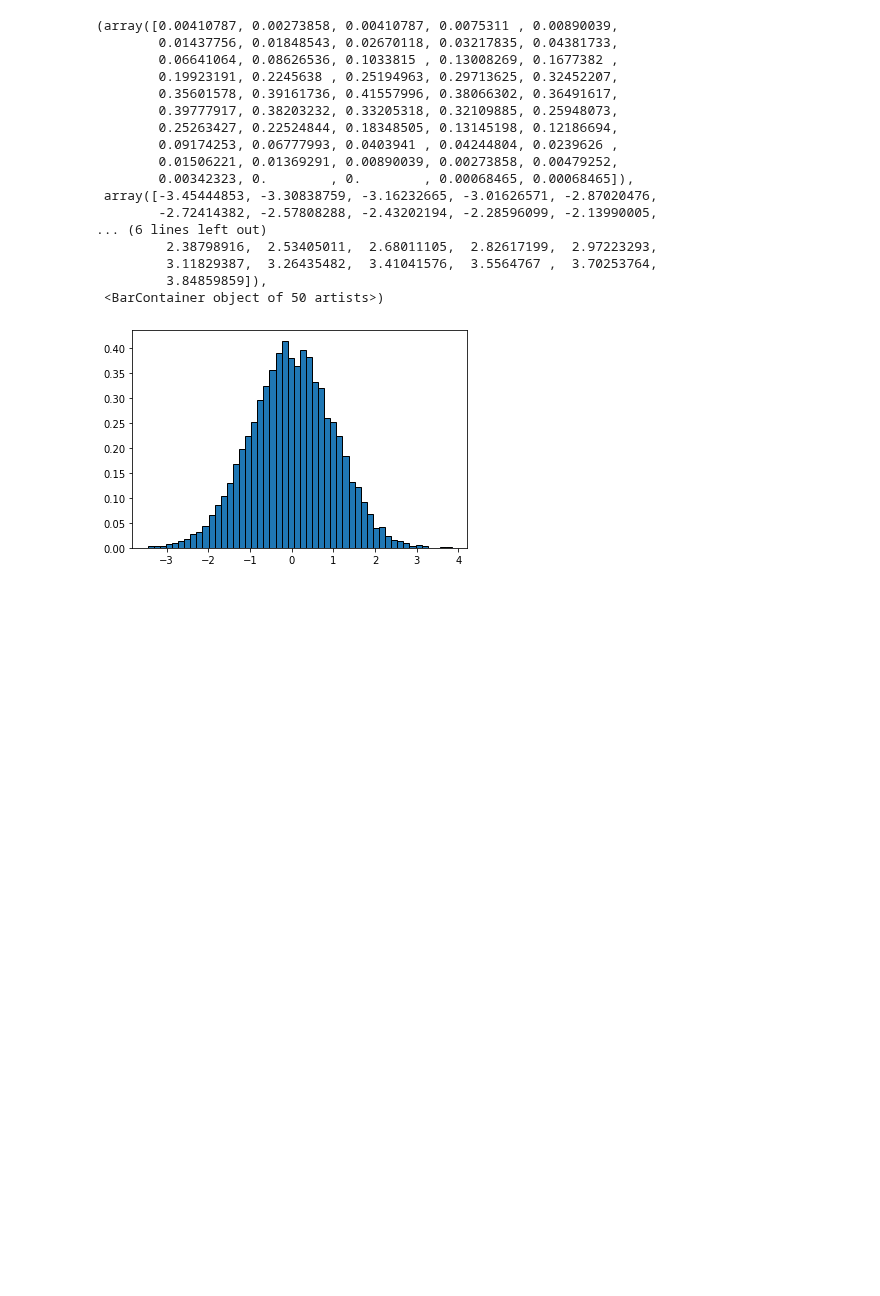
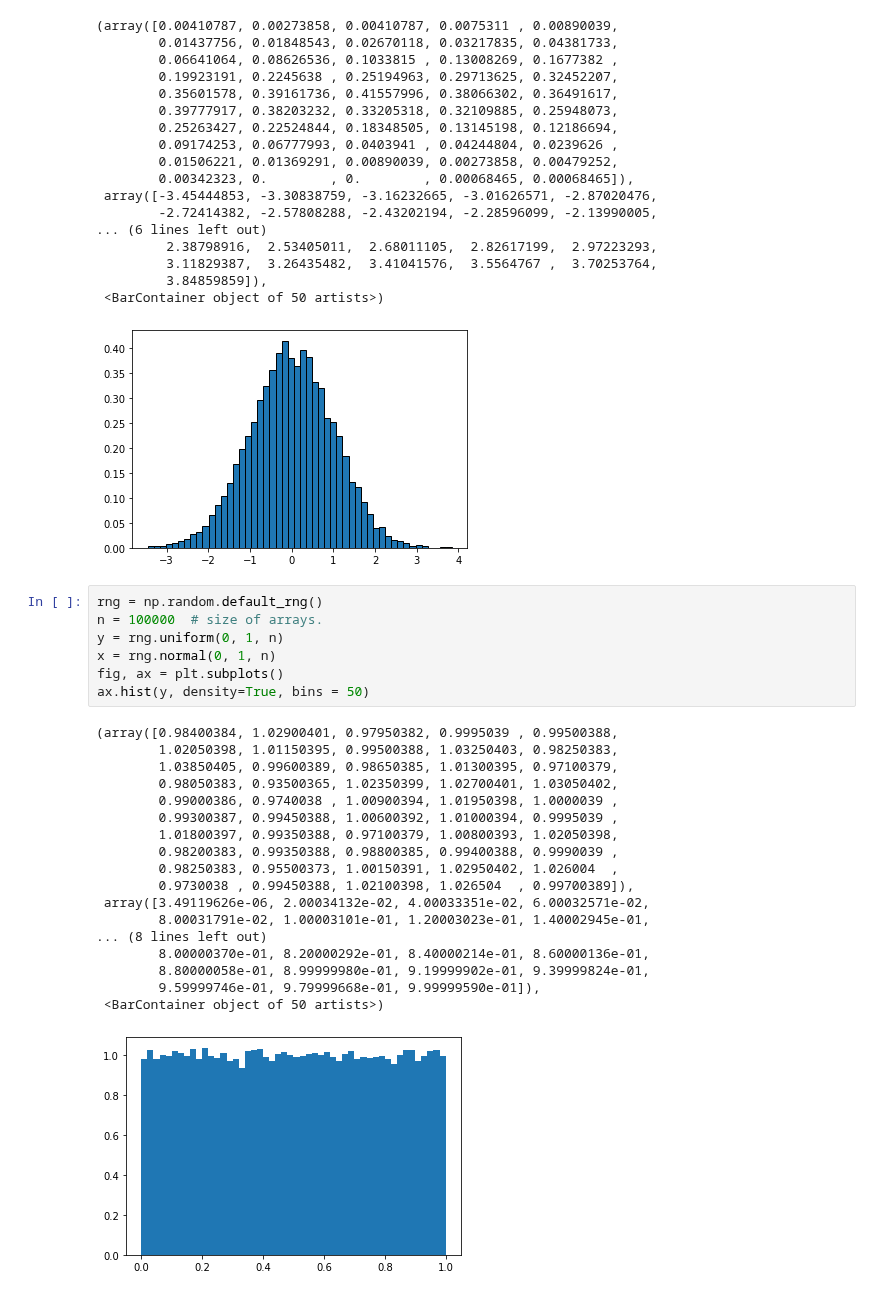
Before and after one commit to adevrent/wqu_mscfe, a Jupyter notebook: Financial Data/M2/L4.ipynb, the cells around one changed output. Drawn from its saved outputs; the diff is of its cells as text; blank space fills up the shorter version.

```diff
--- a/Financial Data/M2/L4.ipynb
+++ b/Financial Data/M2/L4.ipynb
@@ -185,3 +185,29 @@ plt.hist(x, density=True, edgecolor="black", bins=50)
          3.84859859]),
  <BarContainer object of 50 artists>)
 [figure]
+# %%
+rng = np.random.default_rng()
+n = 100000  # size of arrays.
+y = rng.uniform(0, 1, n)
+x = rng.normal(0, 1, n)
+fig, ax = plt.subplots()
+ax.hist(y, density=True, bins = 50)
+# %% [output]
+(array([0.98400384, 1.02900401, 0.97950382, 0.9995039 , 0.99500388,
+        1.02050398, 1.01150395, 0.99500388, 1.03250403, 0.98250383,
+        1.03850405, 0.99600389, 0.98650385, 1.01300395, 0.97100379,
+        0.98050383, 0.93500365, 1.02350399, 1.02700401, 1.03050402,
+        0.99000386, 0.9740038 , 1.00900394, 1.01950398, 1.0000039 ,
+        0.99300387, 0.99450388, 1.00600392, 1.01000394, 0.9995039 ,
+        1.01800397, 0.99350388, 0.97100379, 1.00800393, 1.02050398,
+        0.98200383, 0.99350388, 0.98800385, 0.99400388, 0.9990039 ,
+        0.98250383, 0.95500373, 1.00150391, 1.02950402, 1.026004  ,
+        0.9730038 , 0.99450388, 1.02100398, 1.026504  , 0.99700389]),
+ array([3.49119626e-06, 2.00034132e-02, 4.00033351e-02, 6.00032571e-02,
+        8.00031791e-02, 1.00003101e-01, 1.20003023e-01, 1.40002945e-01,
+... (8 lines left out)
+        8.00000370e-01, 8.20000292e-01, 8.40000214e-01, 8.60000136e-01,
+        8.80000058e-01, 8.99999980e-01, 9.19999902e-01, 9.39999824e-01,
+        9.59999746e-01, 9.79999668e-01, 9.99999590e-01]),
+ <BarContainer object of 50 artists>)
+[figure, added]
```
Also changed, not shown: parts of 6 cells of this notebook.
